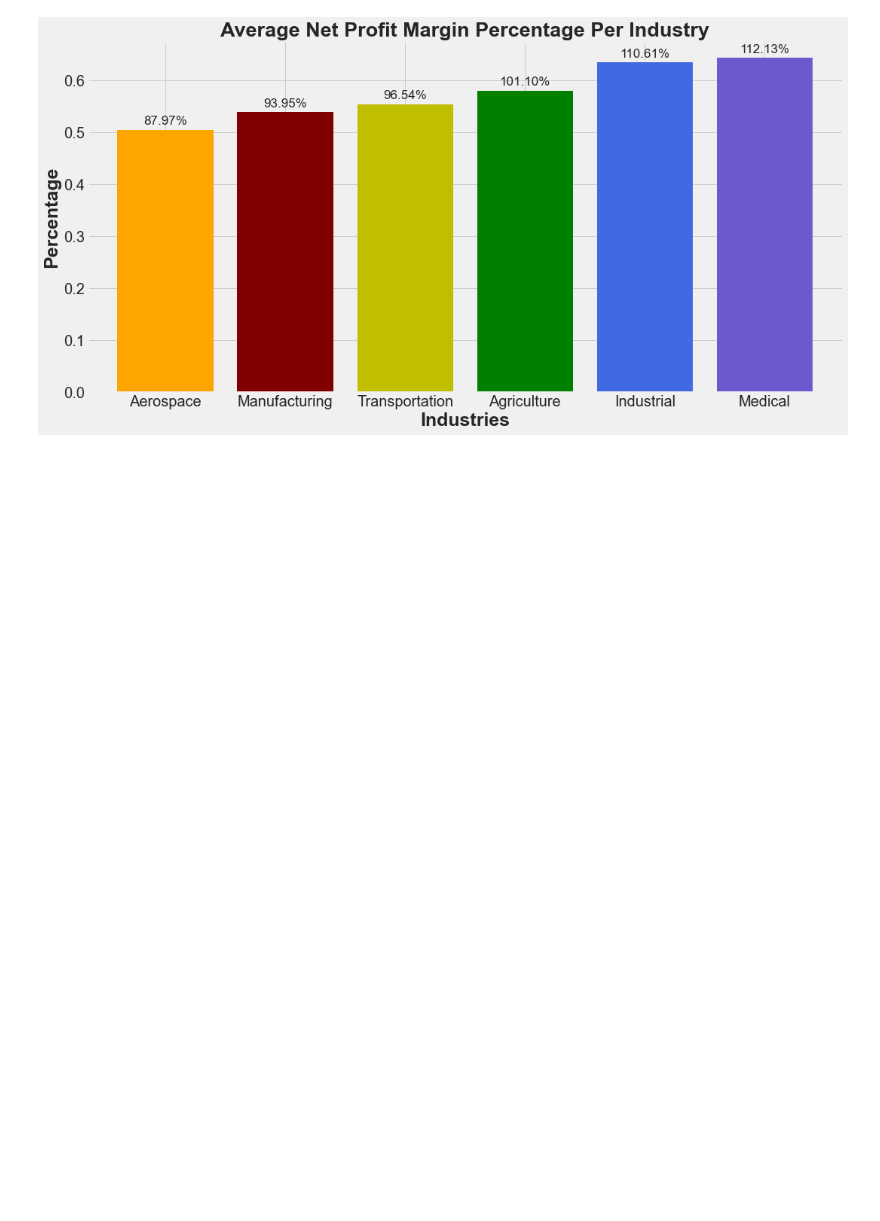
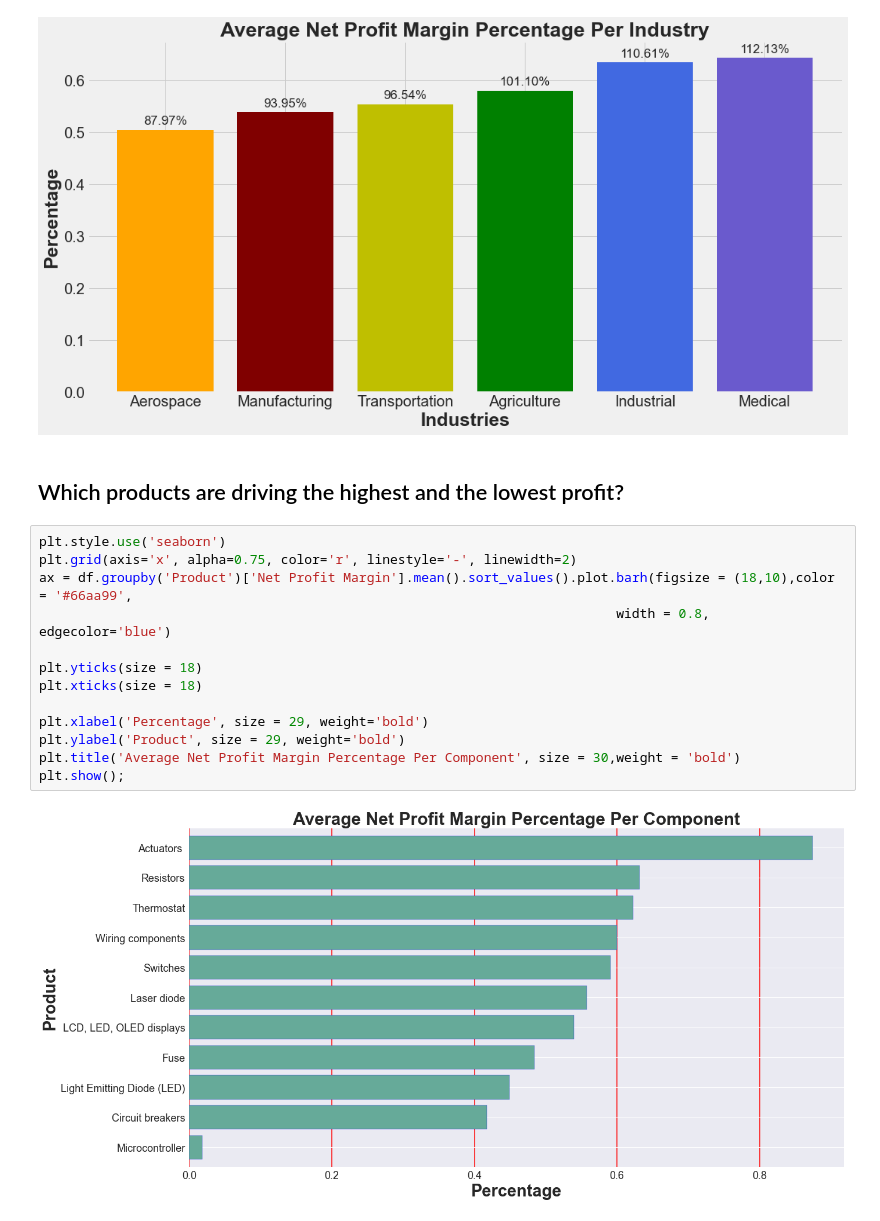
Before and after one commit to ValGRY/Data-Science-Projects, a Jupyter notebook: Techno Industries Inc/Techno Industries Inc..ipynb, the cells around one changed output. Saved outputs shown, nothing was run; the diff lists cells and outputs as text; blank space fills up the shorter version.

```diff
--- a/Techno Industries Inc/Techno Industries Inc..ipynb
+++ b/Techno Industries Inc/Techno Industries Inc..ipynb
@@ -322,3 +322,20 @@ plt.title('Average Net Profit Margin Percentage Per Industry', size = 27,weight
 plt.show();
 # %% [output]
 [figure]
+# %% [markdown]
+## Which products are driving the highest  and the lowest profit?
+# %%
+plt.style.use('seaborn')
+plt.grid(axis='x', alpha=0.75, color='r', linestyle='-', linewidth=2)
+ax = df.groupby('Product')['Net Profit Margin'].mean().sort_values().plot.barh(figsize = (18,10),color = '#66aa99',
+                                                                          width = 0.8, edgecolor='blue')
+
+plt.yticks(size = 18)
+plt.xticks(size = 18)
+
+plt.xlabel('Percentage', size = 29, weight='bold')
+plt.ylabel('Product', size = 29, weight='bold')
+plt.title('Average Net Profit Margin Percentage Per Component', size = 30,weight = 'bold')
+plt.show();
+# %% [output]
+[figure, added]
```
Also changed, not shown: parts of 1 cell of this notebook.
